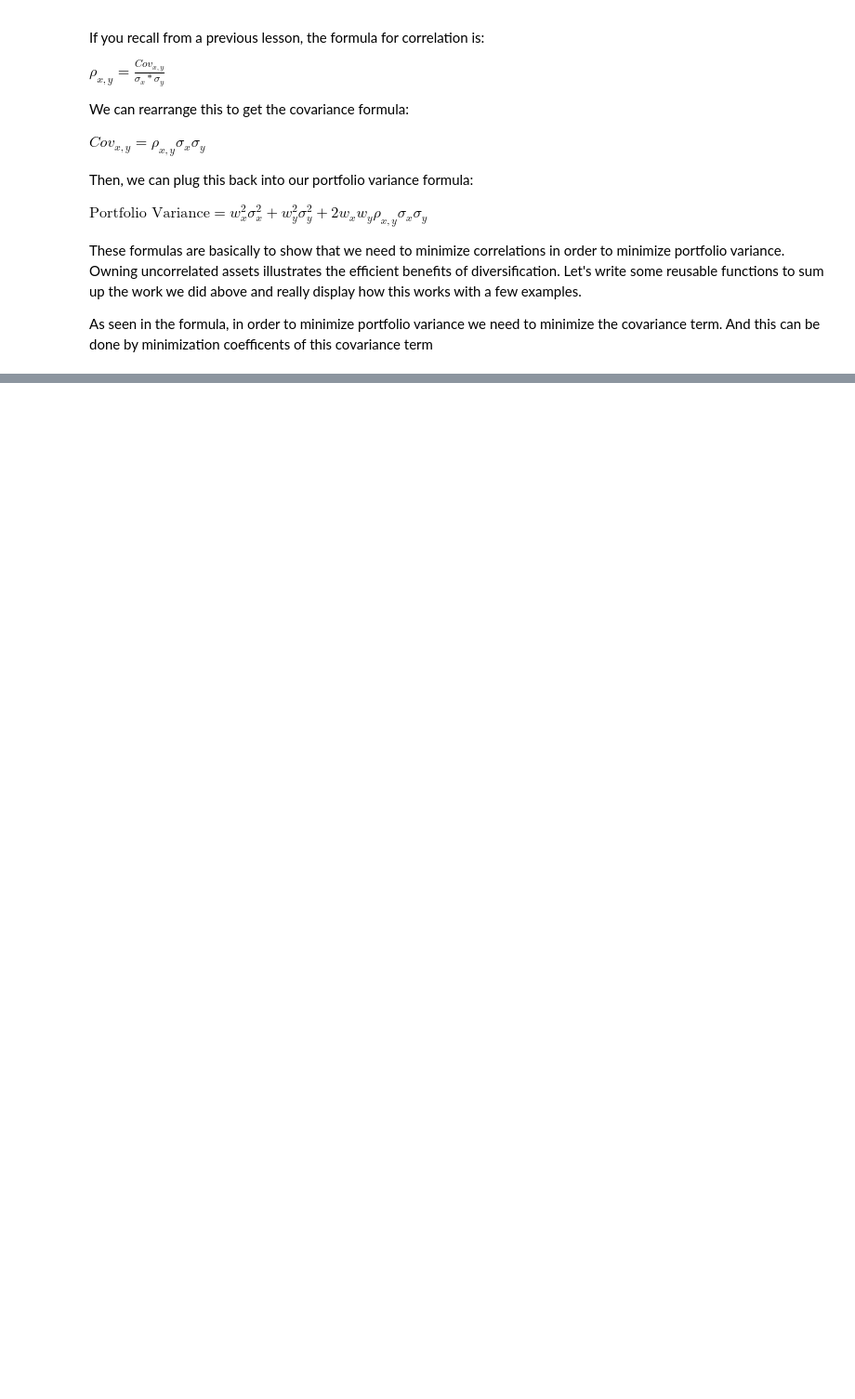
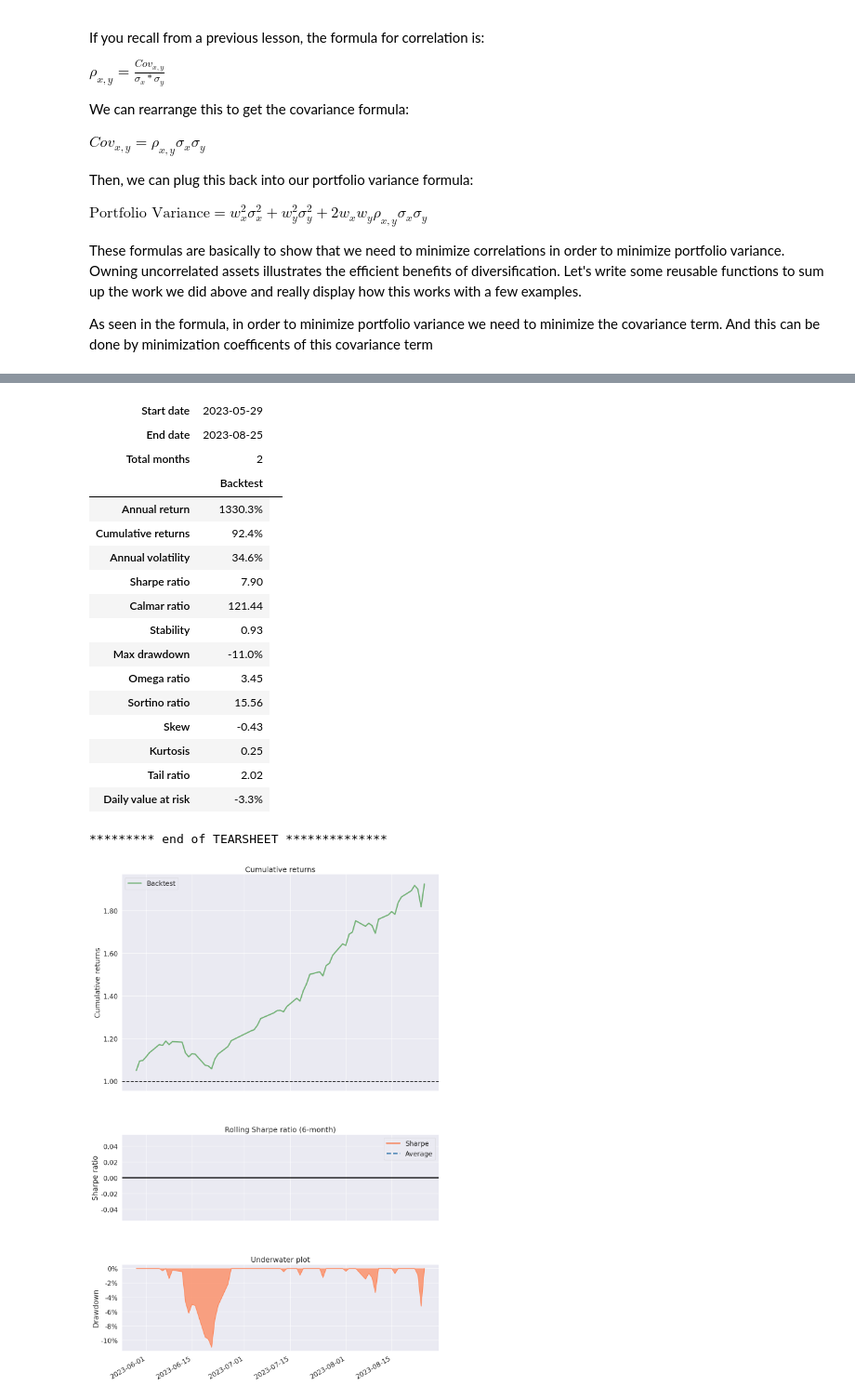
Before and after one commit to MarkovMarkowitz/MarkovMarkowitz, a Jupyter notebook: ON2_Markowitz_Efficient_Frontier_v3_Analysis.ipynb, the cells around one changed output, grey strips where cells are left out. Shown at 93% size. Saved outputs shown, nothing was run; the diff lists cells and outputs as text; code cells hidden in the pictures; blank space fills up the shorter version.

```diff
--- a/ON2_Markowitz_Efficient_Frontier_v3_Analysis.ipynb
+++ b/ON2_Markowitz_Efficient_Frontier_v3_Analysis.ipynb
@@ -1148,4 +1197,5 @@ def ShowTearSheet(OrderedPctChange):
 # %%
     OrderedPctChange = ConstructPortfolioTimeSeries(show_df)
     print(OrderedPctChange)
-    ShowTearSheet(OrderedPctChange)
+    ShowTearSheet(OrderedPctChange.dropna())
+# %% [output]
@@ -1151,0 +1219,19 @@ def ShowTearSheet(OrderedPctChange):
+| Start date | 2023-05-29 |  |
+| End date | 2023-08-25 |  |
+| Total months | 2 |  |
+|  | Backtest |
+| Annual return | 1330.3% |
+| Cumulative returns | 92.4% |
+| Annual volatility | 34.6% |
+| Sharpe ratio | 7.90 |
+| Calmar ratio | 121.44 |
+| Stability | 0.93 |
+| Max drawdown | -11.0% |
+| Omega ratio | 3.45 |
+| Sortino ratio | 15.56 |
+| Skew | -0.43 |
+| Kurtosis | 0.25 |
+| Tail ratio | 2.02 |
+| Daily value at risk | -3.3% |
+********* end of TEARSHEET **************
+[figure, added]
```
Also changed, not shown: parts of 7 cells of this notebook.
